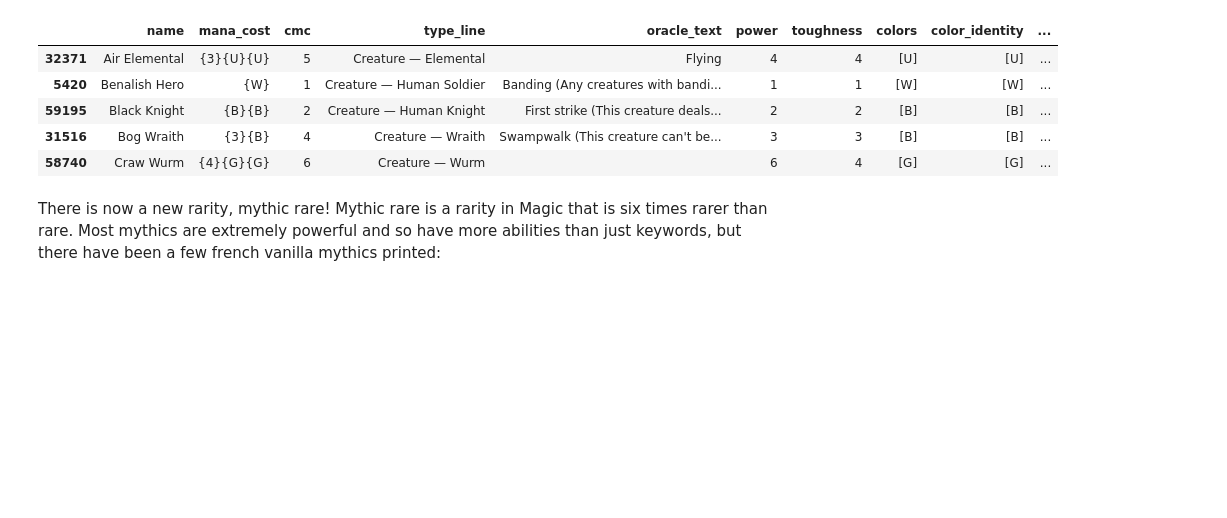
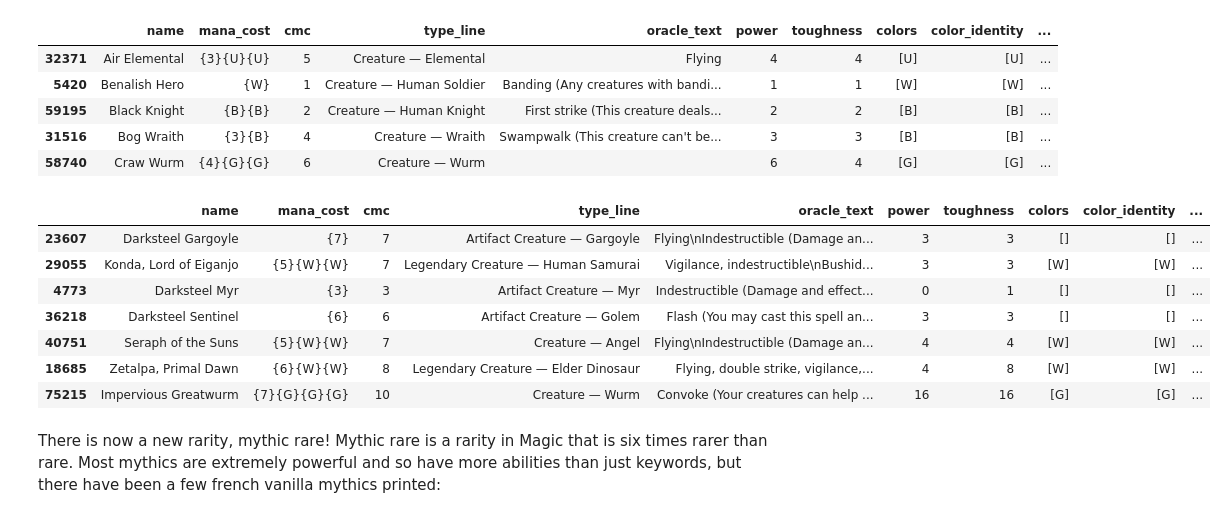
Before and after one commit to Innoviox/mtg-analyzer, a Jupyter notebook: mtganalyzer.ipynb, the cells around one changed output. Drawn from its saved outputs; the diff is of its cells as text; code cells hidden in the pictures; blank space fills up the shorter version.

```diff
--- a/mtganalyzer.ipynb
+++ b/mtganalyzer.ipynb
@@ -416,6 +418,18 @@ french_vanilla_df.head()
 | 59195 | Black Knight | {B}{B} | 2 | Creature — Human Knight | First strike (This creature deals... | 2 | 2 | [B] | [B] | ... |
 | 31516 | Bog Wraith | {3}{B} | 4 | Creature — Wraith | Swampwalk (This creature can't be... | 3 | 3 | [B] | [B] | ... |
 | 58740 | Craw Wurm | {4}{G}{G} | 6 | Creature — Wurm |  | 6 | 4 | [G] | [G] | ... |
+# %%
+french_vanilla_df[french_vanilla_df['oracle_text'].str.contains("ndestructibl")]
+# french_vanilla_df[french_vanilla_df['name'].str.contains("Zetalpa")]
+# %% [output]
+|  | name | mana_cost | cmc | type_line | oracle_text | power | toughness | colors | color_identity | ... |
+| 23607 | Darksteel Gargoyle | {7} | 7 | Artifact Creature — Gargoyle | Flying\nIndestructible (Damage an... | 3 | 3 | [] | [] | ... |
+| 29055 | Konda, Lord of Eiganjo | {5}{W}{W} | 7 | Legendary Creature — Human Samurai | Vigilance, indestructible\nBushid... | 3 | 3 | [W] | [W] | ... |
+| 4773 | Darksteel Myr | {3} | 3 | Artifact Creature — Myr | Indestructible (Damage and effect... | 0 | 1 | [] | [] | ... |
+| 36218 | Darksteel Sentinel | {6} | 6 | Artifact Creature — Golem | Flash (You may cast this spell an... | 3 | 3 | [] | [] | ... |
+| 40751 | Seraph of the Suns | {5}{W}{W} | 7 | Creature — Angel | Flying\nIndestructible (Damage an... | 4 | 4 | [W] | [W] | ... |
+| 18685 | Zetalpa, Primal Dawn | {6}{W}{W} | 8 | Legendary Creature — Elder Dinosaur | Flying, double strike, vigilance,... | 4 | 8 | [W] | [W] | ... |
+| 75215 | Impervious Greatwurm | {7}{G}{G}{G} | 10 | Creature — Wurm | Convoke (Your creatures can help ... | 16 | 16 | [G] | [G] | ... |
 # %% [markdown]
 There is now a new rarity, mythic rare! Mythic rare is a rarity in Magic that is six times rarer than rare. Most mythics are extremely powerful and so have more abilities than just keywords, but there have been a few french vanilla mythics printed:
 # %%
```
Also changed, not shown: parts of 17 cells of this notebook.
